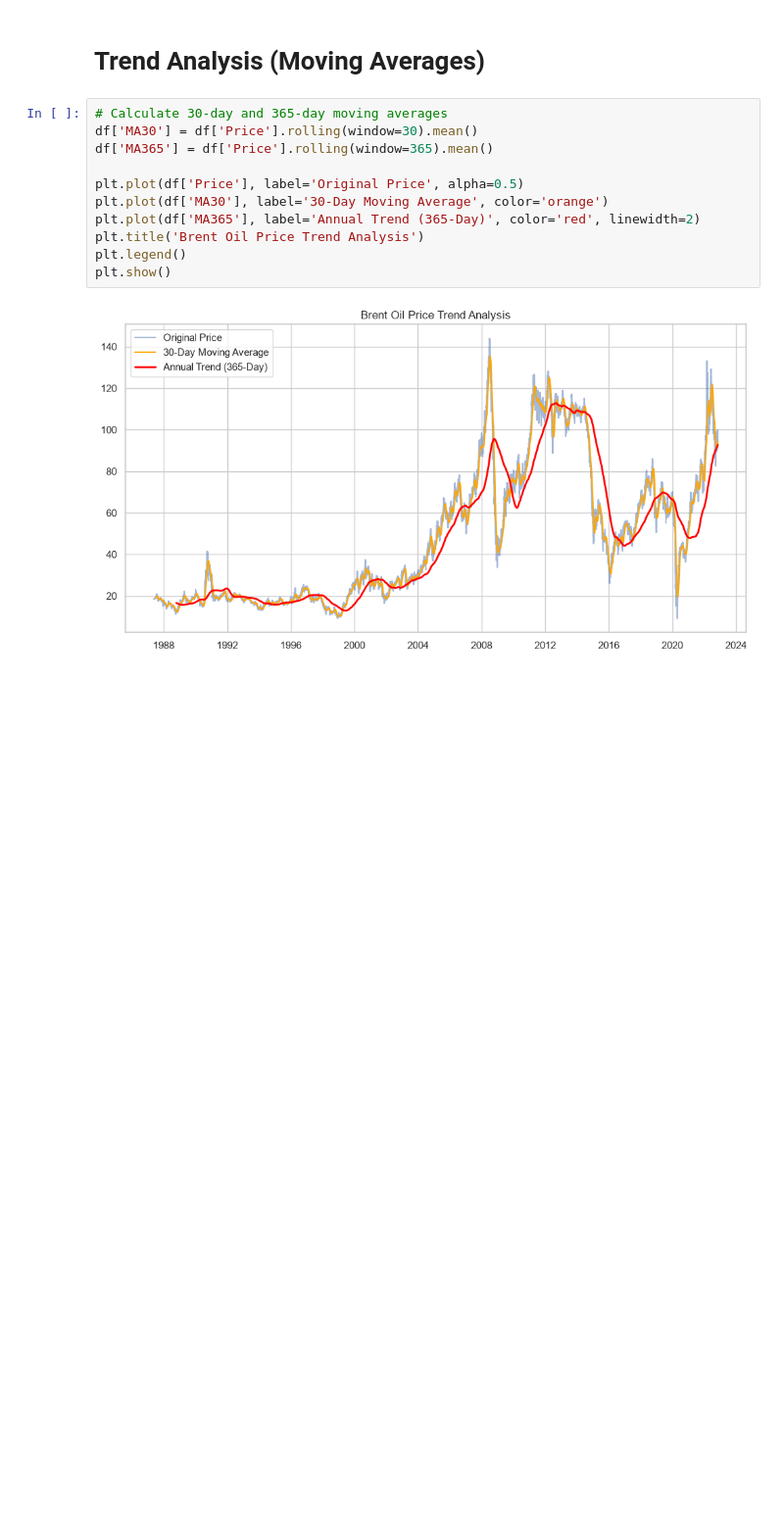
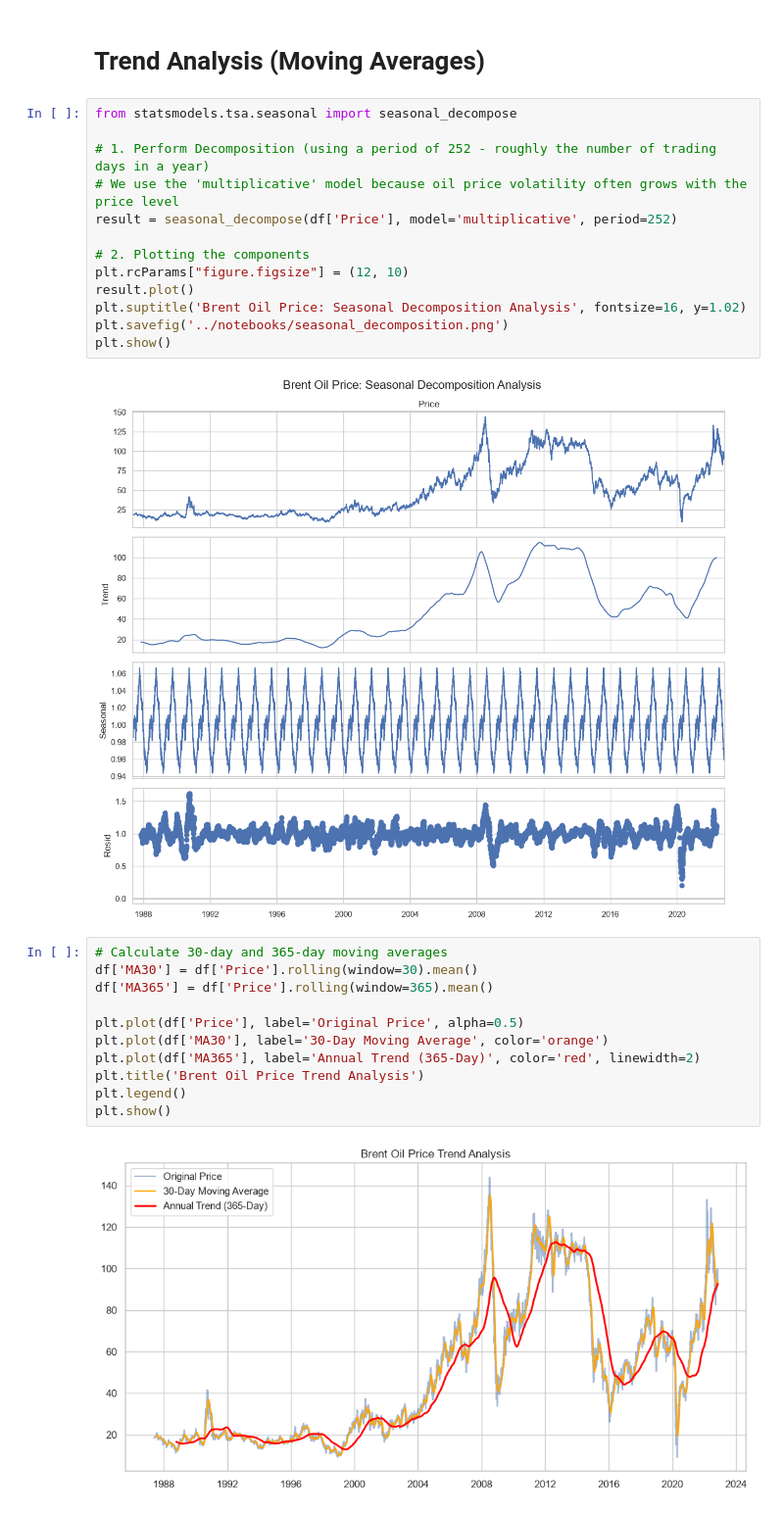
Before and after one commit to bethelhemf/Change-Point-Analysis-and-Statistical-Modeling-of-Time-Series-Data, a Jupyter notebook: notebooks/01-data-exploration_stationarity.ipynb, the cells around one changed output. Shown at 98% size. Saved outputs shown, nothing was run; the diff lists cells and outputs as text; blank space fills up the shorter version.

```diff
--- a/notebooks/01-data-exploration_stationarity.ipynb
+++ b/notebooks/01-data-exploration_stationarity.ipynb
@@ -62,5 +74,20 @@ Dataset contains 9011 rows from 1987-05-20 to 2022-11-14
 # %% [markdown]
 #  Trend Analysis (Moving Averages)
+# %%
+from statsmodels.tsa.seasonal import seasonal_decompose
+
+# 1. Perform Decomposition (using a period of 252 - roughly the number of trading days in a year)
+# We use the 'multiplicative' model because oil price volatility often grows with the price level
+result = seasonal_decompose(df['Price'], model='multiplicative', period=252)
+
+# 2. Plotting the components
+plt.rcParams["figure.figsize"] = (12, 10)
+result.plot()
+plt.suptitle('Brent Oil Price: Seasonal Decomposition Analysis', fontsize=16, y=1.02)
+plt.savefig('../notebooks/seasonal_decomposition.png')
+plt.show()
+# %% [output]
+[figure, added]
 # %%
 # Calculate 30-day and 365-day moving averages
 df['MA30'] = df['Price'].rolling(window=30).mean()
```
Also changed, not shown: parts of 1 cell of this notebook, 25 other files.
